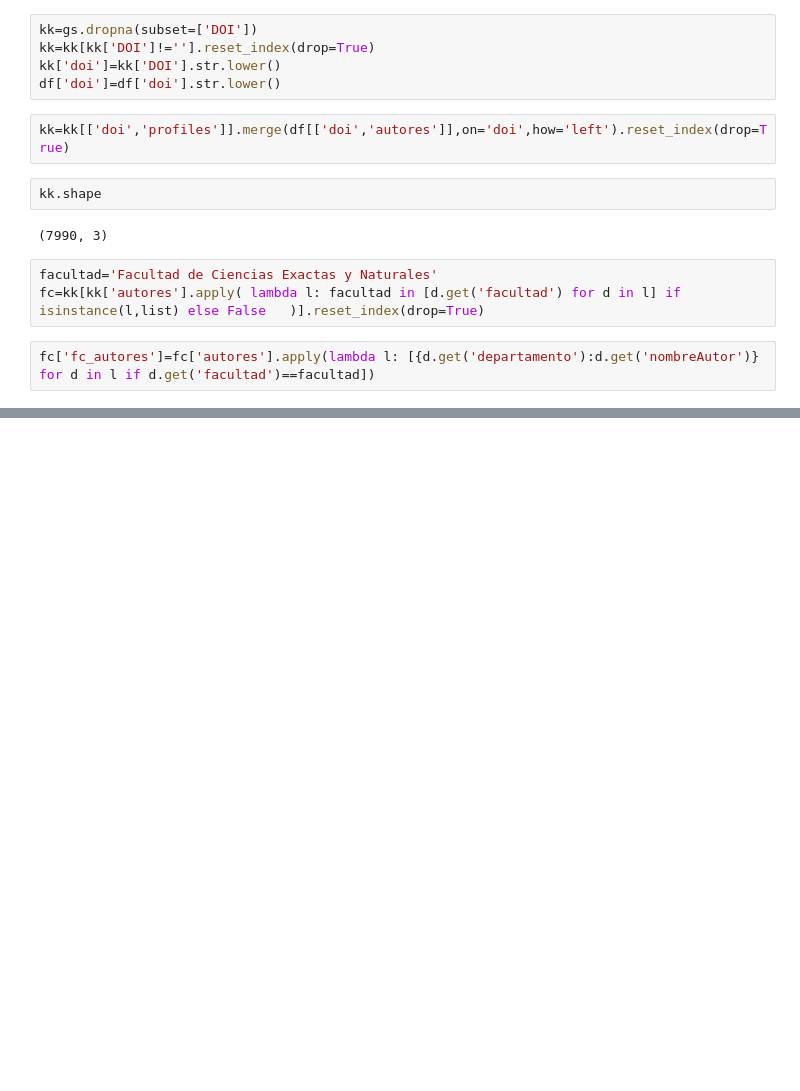
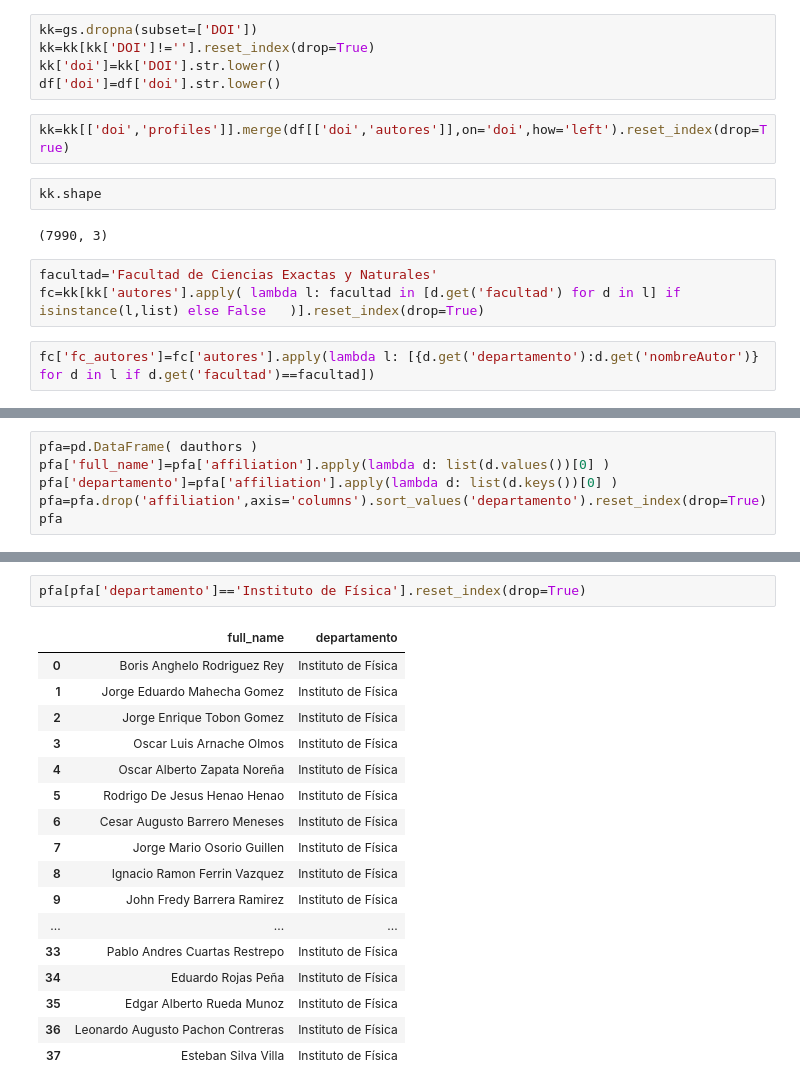
Before and after one commit to restrepo/medicion, a Jupyter notebook: cienciometria/Normalize_Columns.ipynb, the cells around one changed output, grey strips where cells are left out. Saved outputs shown, nothing was run; the diff lists cells and outputs as text; blank space fills up the shorter version.

```diff
--- a/cienciometria/Normalize_Columns.ipynb
+++ b/cienciometria/Normalize_Columns.ipynb
@@ -1385,0 +1392,6 @@ pf[pf['departamento']=='Instituto de Física'].drop_duplicates('full_name').rese
+# %%
+pfa=pd.DataFrame( dauthors )
+pfa['full_name']=pfa['affiliation'].apply(lambda d: list(d.values())[0] )
+pfa['departamento']=pfa['affiliation'].apply(lambda d: list(d.keys())[0] )
+pfa=pfa.drop('affiliation',axis='columns').sort_values('departamento').reset_index(drop=True)
+pfa
@@ -1385,0 +1412,20 @@ pf[pf['departamento']=='Instituto de Física'].drop_duplicates('full_name').rese
+# %%
+pfa[pfa['departamento']=='Instituto de Física'].reset_index(drop=True)
+# %% [output]
+|  | full_name | departamento |
+| 0 | Boris Anghelo Rodriguez Rey | Instituto de Física |
+| 1 | Jorge Eduardo Mahecha Gomez | Instituto de Física |
+| 2 | Jorge Enrique Tobon Gomez | Instituto de Física |
+| 3 | Oscar Luis Arnache Olmos | Instituto de Física |
+| 4 | Oscar Alberto Zapata Noreña | Instituto de Física |
+| 5 | Rodrigo De Jesus Henao Henao | Instituto de Física |
+| 6 | Cesar Augusto Barrero Meneses | Instituto de Física |
+| 7 | Jorge Mario Osorio Guillen | Instituto de Física |
+| 8 | Ignacio Ramon Ferrin Vazquez | Instituto de Física |
+| 9 | John Fredy Barrera Ramirez | Instituto de Física |
+| ... | ... | ... |
+| 33 | Pablo Andres Cuartas Restrepo | Instituto de Física |
+| 34 | Eduardo Rojas Peña | Instituto de Física |
+| 35 | Edgar Alberto Rueda Munoz | Instituto de Física |
+| 36 | Leonardo Augusto Pachon Contreras | Instituto de Física |
+| 37 | Esteban Silva Villa | Instituto de Física |
```
Also changed, not shown: parts of 10 cells of this notebook, 1 other file.
